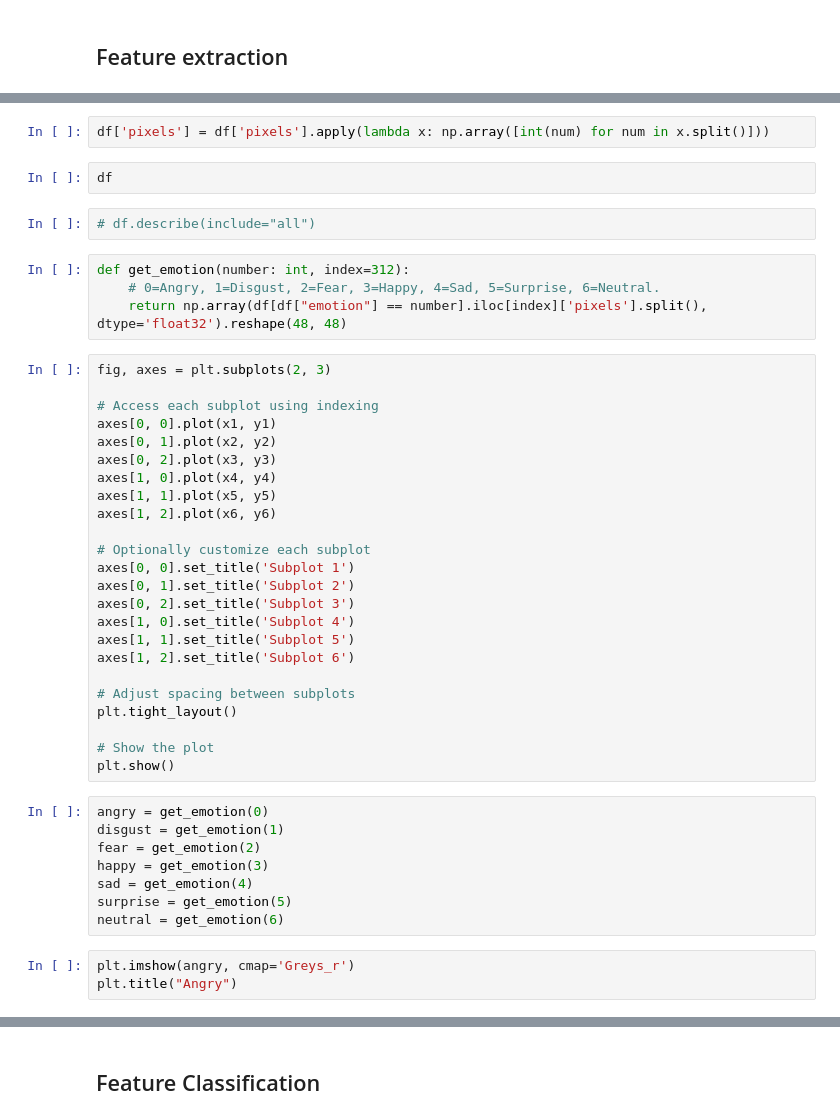
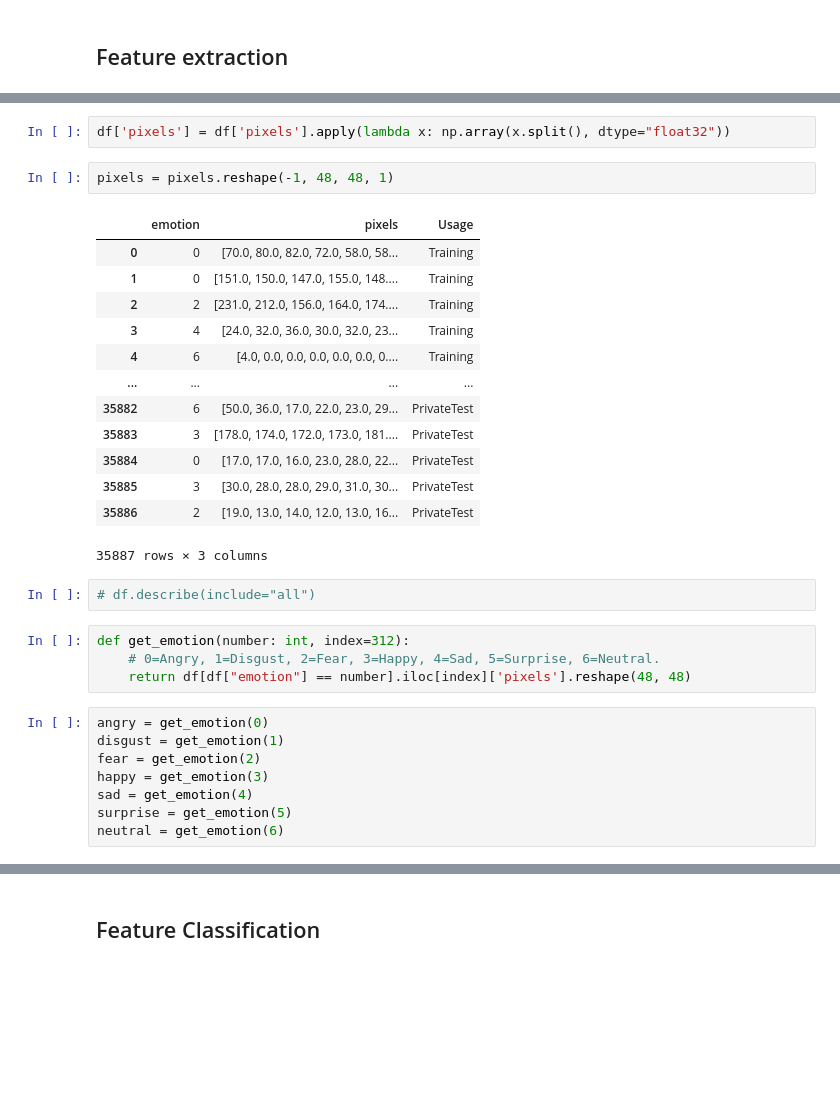
Before and after one commit to hungpham3112/School, a Jupyter notebook: DAP391m/FinalProject/FacialExpressionRecognition.ipynb, the cells around one changed output, grey strips where cells are left out. Cells and saved outputs as stored; diff of their text form; blank space fills up the shorter version.

```diff
--- a/DAP391m/FinalProject/FacialExpressionRecognition.ipynb
+++ b/DAP391m/FinalProject/FacialExpressionRecognition.ipynb
@@ -35,37 +86,27 @@ df.info(verbose=True)
 # %%
-df['pixels'] = df['pixels'].apply(lambda x: np.array([int(num) for num in x.split()]))
+df['pixels'] = df['pixels'].apply(lambda x: np.array(x.split(), dtype="float32"))
 # %%
-df
+pixels = pixels.reshape(-1, 48, 48, 1)
+# %% [output]
+|  | emotion | pixels | Usage |
+| 0 | 0 | [70.0, 80.0, 82.0, 72.0, 58.0, 58... | Training |
+| 1 | 0 | [151.0, 150.0, 147.0, 155.0, 148.... | Training |
+| 2 | 2 | [231.0, 212.0, 156.0, 164.0, 174.... | Training |
+| 3 | 4 | [24.0, 32.0, 36.0, 30.0, 32.0, 23... | Training |
+| 4 | 6 | [4.0, 0.0, 0.0, 0.0, 0.0, 0.0, 0.... | Training |
+| ... | ... | ... | ... |
+| 35882 | 6 | [50.0, 36.0, 17.0, 22.0, 23.0, 29... | PrivateTest |
+| 35883 | 3 | [178.0, 174.0, 172.0, 173.0, 181.... | PrivateTest |
+| 35884 | 0 | [17.0, 17.0, 16.0, 23.0, 28.0, 22... | PrivateTest |
+| 35885 | 3 | [30.0, 28.0, 28.0, 29.0, 31.0, 30... | PrivateTest |
+| 35886 | 2 | [19.0, 13.0, 14.0, 12.0, 13.0, 16... | PrivateTest |
+35887 rows × 3 columns
 # %%
 # df.describe(include="all")
 # %%
 def get_emotion(number: int, index=312):
     # 0=Angry, 1=Disgust, 2=Fear, 3=Happy, 4=Sad, 5=Surprise, 6=Neutral.
-    return np.array(df[df["emotion"] == number].iloc[index]['pixels'].split(), dtype='float32').reshape(48, 48)
+    return df[df["emotion"] == number].iloc[index]['pixels'].reshape(48, 48)
-# %%
-fig, axes = plt.subplots(2, 3)
-
-# Access each subplot using indexing
-axes[0, 0].plot(x1, y1)
-axes[0, 1].plot(x2, y2)
-axes[0, 2].plot(x3, y3)
-axes[1, 0].plot(x4, y4)
-axes[1, 1].plot(x5, y5)
-axes[1, 2].plot(x6, y6)
-
-# Optionally customize each subplot
-axes[0, 0].set_title('Subplot 1')
-axes[0, 1].set_title('Subplot 2')
-axes[0, 2].set_title('Subplot 3')
-axes[1, 0].set_title('Subplot 4')
-axes[1, 1].set_title('Subplot 5')
-axes[1, 2].set_title('Subplot 6')
-
-# Adjust spacing between subplots
-plt.tight_layout()
-
-# Show the plot
-plt.show()
 # %%
 angry = get_emotion(0)
 disgust = get_emotion(1)
@@ -74,6 +115,3 @@ happy = get_emotion(3)
 sad = get_emotion(4)
 surprise = get_emotion(5)
 neutral = get_emotion(6)
-# %%
-plt.imshow(angry, cmap='Greys_r')
-plt.title("Angry")
```
Also changed, not shown: parts of 19 cells of this notebook, 21 other files.
